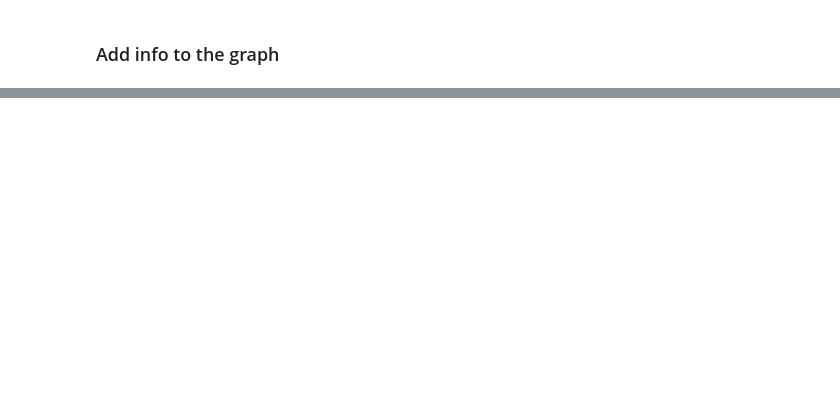
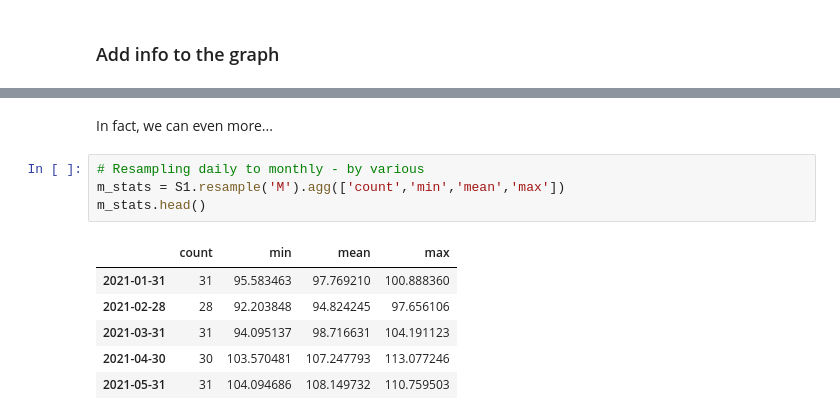
Before and after one commit to ValentinaGiraldo0/Code_in_class, a Jupyter notebook: 04_DS_and_Pandas.ipynb, the cells around one changed output, grey strips where cells are left out. Cells and saved outputs as stored; diff of their text form; blank space fills up the shorter version.

```diff
--- a/04_DS_and_Pandas.ipynb
+++ b/04_DS_and_Pandas.ipynb
@@ -484,0 +509,13 @@ fig.show()
+# %% [markdown]
+In fact, we can even more...
+# %%
+# Resampling daily to monthly - by various
+m_stats = S1.resample('M').agg(['count','min','mean','max'])
+m_stats.head()
+# %% [output]
+|  | count | min | mean | max |
+| 2021-01-31 | 31 | 95.583463 | 97.769210 | 100.888360 |
+| 2021-02-28 | 28 | 92.203848 | 94.824245 | 97.656106 |
+| 2021-03-31 | 31 | 94.095137 | 98.716631 | 104.191123 |
+| 2021-04-30 | 30 | 103.570481 | 107.247793 | 113.077246 |
+| 2021-05-31 | 31 | 104.094686 | 108.149732 | 110.759503 |
```
Also changed, not shown: parts of 19 cells of this notebook.
